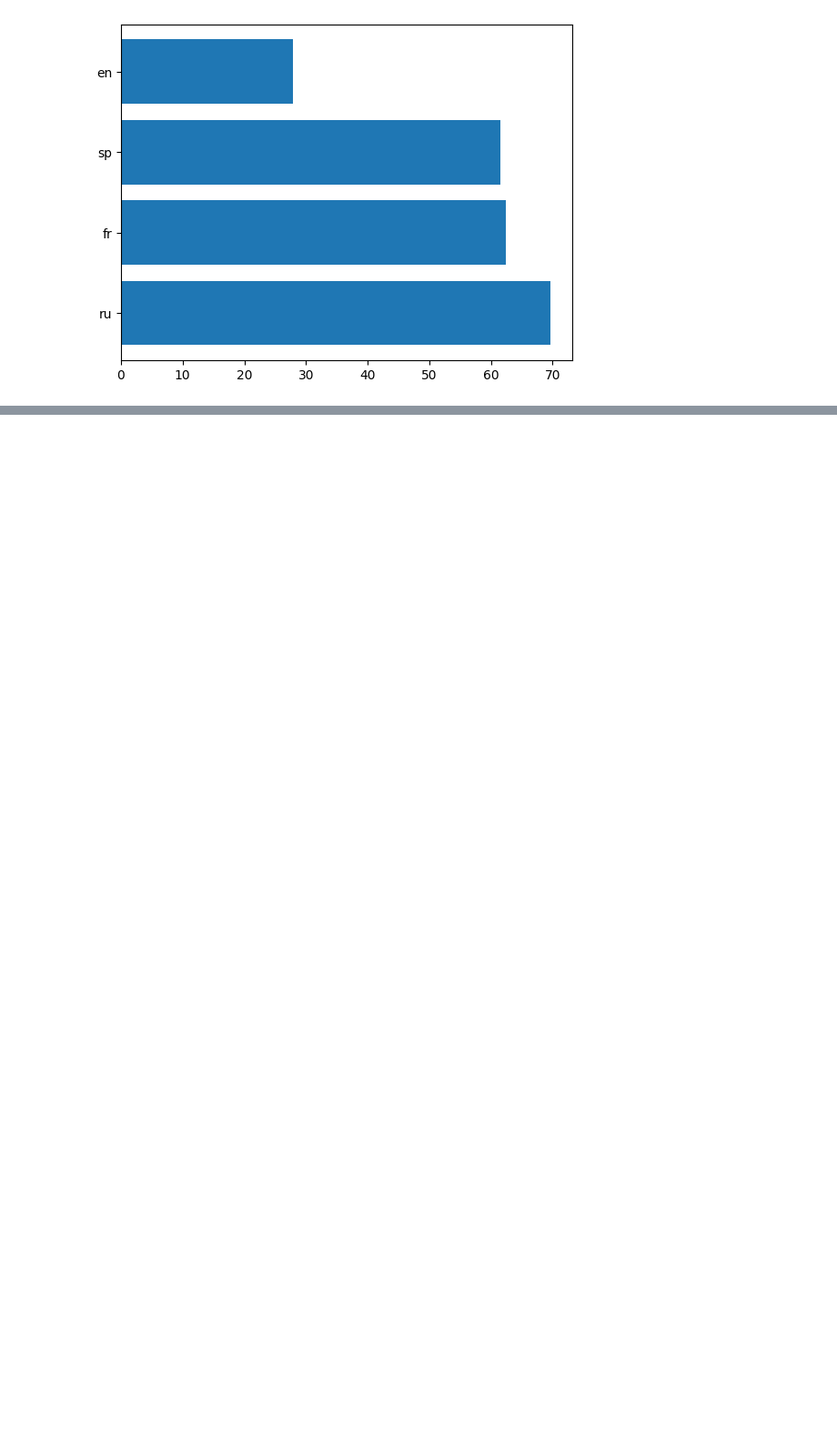
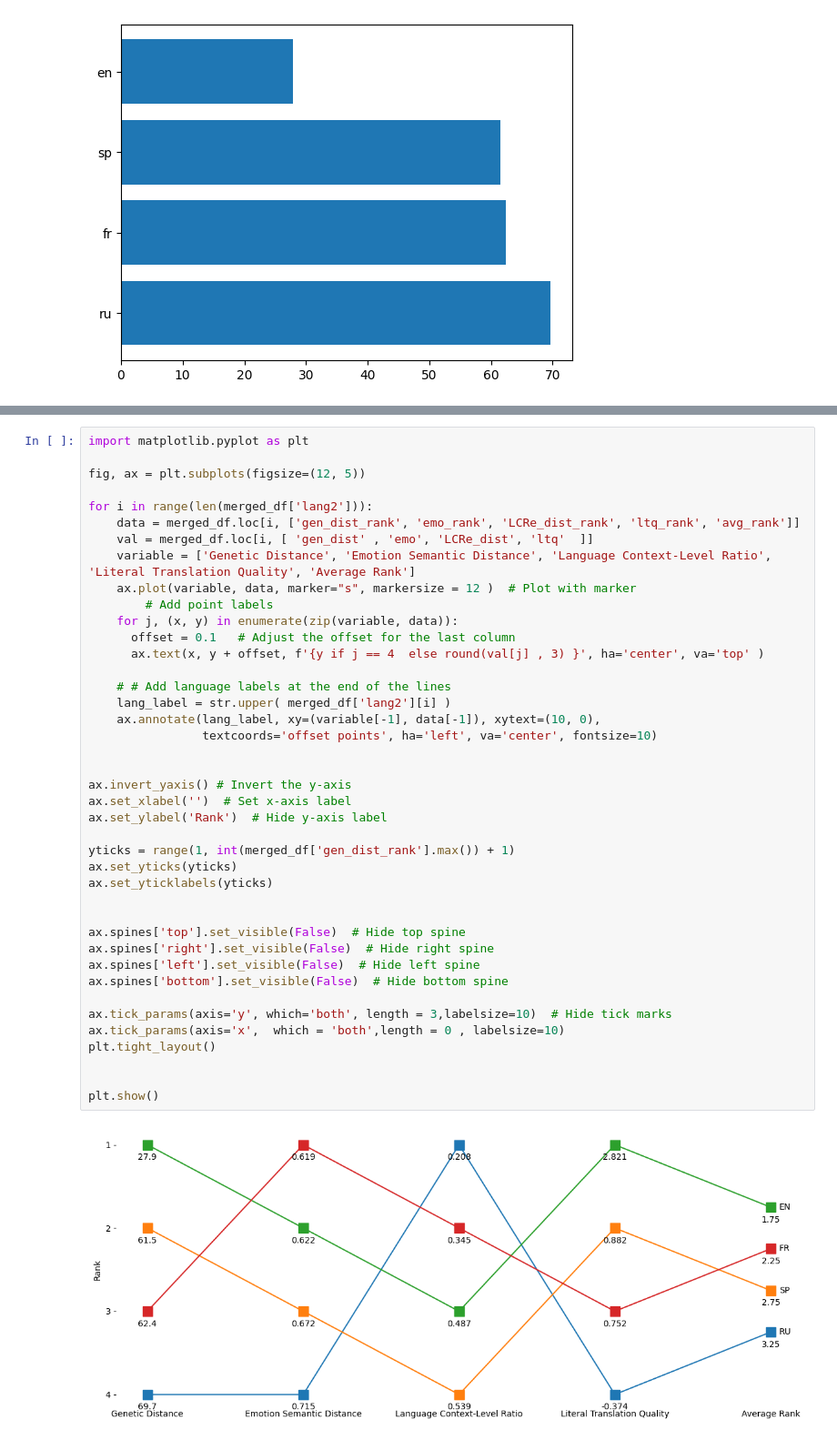
Before and after one commit to deea-c/thesis_absa, a Jupyter notebook: Thesis_Read_and_transform_data_EDA_and_Lang_selection.ipynb, the cells around one changed output, grey strips where cells are left out. Shown at 91% size. Drawn from its saved outputs; the diff is of its cells as text; blank space fills up the shorter version.

```diff
--- a/Thesis_Read_and_transform_data_EDA_and_Lang_selection.ipynb
+++ b/Thesis_Read_and_transform_data_EDA_and_Lang_selection.ipynb
@@ -273,0 +280,43 @@ merged_df
+# %%
+import matplotlib.pyplot as plt
+
+fig, ax = plt.subplots(figsize=(12, 5))
+
+for i in range(len(merged_df['lang2'])):
+    data = merged_df.loc[i, ['gen_dist_rank', 'emo_rank', 'LCRe_dist_rank', 'ltq_rank', 'avg_rank']]
+    val = merged_df.loc[i, [ 'gen_dist' , 'emo', 'LCRe_dist', 'ltq'  ]]
+    variable = ['Genetic Distance', 'Emotion Semantic Distance', 'Language Context-Level Ratio', 'Literal Translation Quality', 'Average Rank']
+    ax.plot(variable, data, marker="s", markersize = 12 )  # Plot with marker
+        # Add point labels
+    for j, (x, y) in enumerate(zip(variable, data)):
+      offset = 0.1   # Adjust the offset for the last column
+      ax.text(x, y + offset, f'{y if j == 4  else round(val[j] , 3) }', ha='center', va='top' )
+
+    # # Add language labels at the end of the lines
+    lang_label = str.upper( merged_df['lang2'][i] )
+    ax.annotate(lang_label, xy=(variable[-1], data[-1]), xytext=(10, 0),
+                textcoords='offset points', ha='left', va='center', fontsize=10)
+
+
+ax.invert_yaxis() # Invert the y-axis
+ax.set_xlabel('')  # Set x-axis label
+ax.set_ylabel('Rank')  # Hide y-axis label
+
+yticks = range(1, int(merged_df['gen_dist_rank'].max()) + 1)
+ax.set_yticks(yticks)
+ax.set_yticklabels(yticks)
+
+
+ax.spines['top'].set_visible(False)  # Hide top spine
+ax.spines['right'].set_visible(False)  # Hide right spine
+ax.spines['left'].set_visible(False)  # Hide left spine
+ax.spines['bottom'].set_visible(False)  # Hide bottom spine
+
+ax.tick_params(axis='y', which='both', length = 3,labelsize=10)  # Hide tick marks
+ax.tick_params(axis='x',  which = 'both',length = 0 , labelsize=10)
+plt.tight_layout()
+
+
+plt.show()
+# %% [output]
+[figure, added]
```
Also changed, not shown: parts of 8 cells of this notebook.
